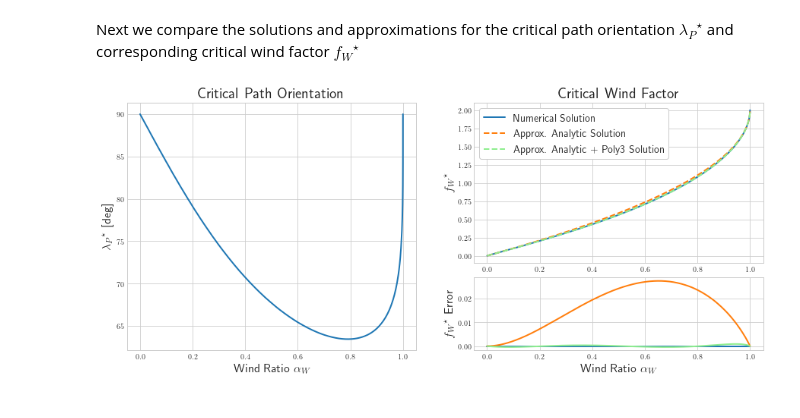
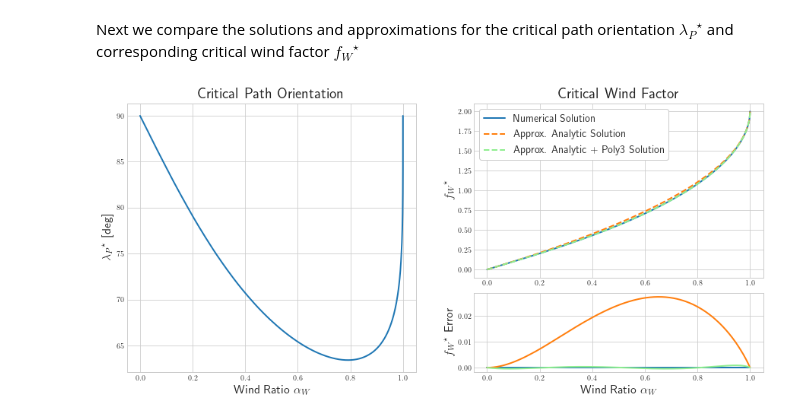
Before and after one commit to tstastny/windy_guidance_stability_analysis, a Jupyter notebook: Stability and Performance of Wind-Aware Path Following Guidance for Small Fixed-Wing Aircraft.ipynb, the cells around one changed output. Drawn from its saved outputs; the diff is of its cells as text; code cells hidden in the pictures.

```diff
--- a/Stability and Performance of Wind-Aware Path Following Guidance for Small Fixed-Wing Aircraft.ipynb
+++ b/Stability and Performance of Wind-Aware Path Following Guidance for Small Fixed-Wing Aircraft.ipynb
@@ -173,32 +173,32 @@ plt.rcParams.update({'legend.frameon': True,
                      'axes.labelsize': 16,
                      'legend.fontsize': 14})
 plot_lw = 2
 
-fig = plt.figure(figsize=(15, 6))
+fig = plt.figure(figsize=(15, 6.5))
 spec = gridspec.GridSpec(ncols=2, nrows=3, figure=fig)
 
 ax1 = fig.add_subplot(spec[:, 0])
 ax2 = fig.add_subplot(spec[:2, 1])
 ax3 = fig.add_subplot(spec[2, 1])
 
 ax1.plot(wind_ratio_data, np.rad2deg(path_ori_crit_num_sol), linewidth=plot_lw, color='tab:blue')
 ax1.set_ylabel(r'${\lambda_P}^\star$ [deg]')
 ax1.set_title(r'Critical Path Orientation')
 ax1.set_xlabel(r'Wind Ratio $\alpha_W$')
 
 ax2.plot(wind_ratio_data, f_crit_num_sol, linewidth=plot_lw, color='tab:blue', label=r'Numerical Solution')
 ax2.plot(wind_ratio_data, f_crit_analytic_approx, '--', linewidth=plot_lw, color='tab:orange', label=r'Approx. Analytic Solution')
 ax2.plot(wind_ratio_data, f_crit_analytic_poly_approx, '--', linewidth=plot_lw, color='lightgreen', label=r'Approx. Analytic + Poly3 Solution')
 ax2.set_ylabel(r'${f_W}^\star$')
 ax2.set_title(r'Critical Wind Factor')
 leg2 = ax2.legend(loc="upper left")
 
 ax3.plot([wind_ratio_data[i] for i in [0, -1]], [0, 0], linewidth=plot_lw, color='tab:blue')
 ax3.plot(wind_ratio_data, f_crit_analytic_approx_err, linewidth=plot_lw, color='tab:orange')
 ax3.plot(wind_ratio_data, f_crit_analytic_poly_approx_err, linewidth=plot_lw, color='lightgreen')
 ax3.set_ylabel(r'${f_W}^\star$ Error')
 ax3.set_xlabel(r'Wind Ratio $\alpha_W$')
 
 plt.show()
 # %% [output]
-[figure, old version]
+[figure, new version]
```
Also changed, not shown: 1 other file.
